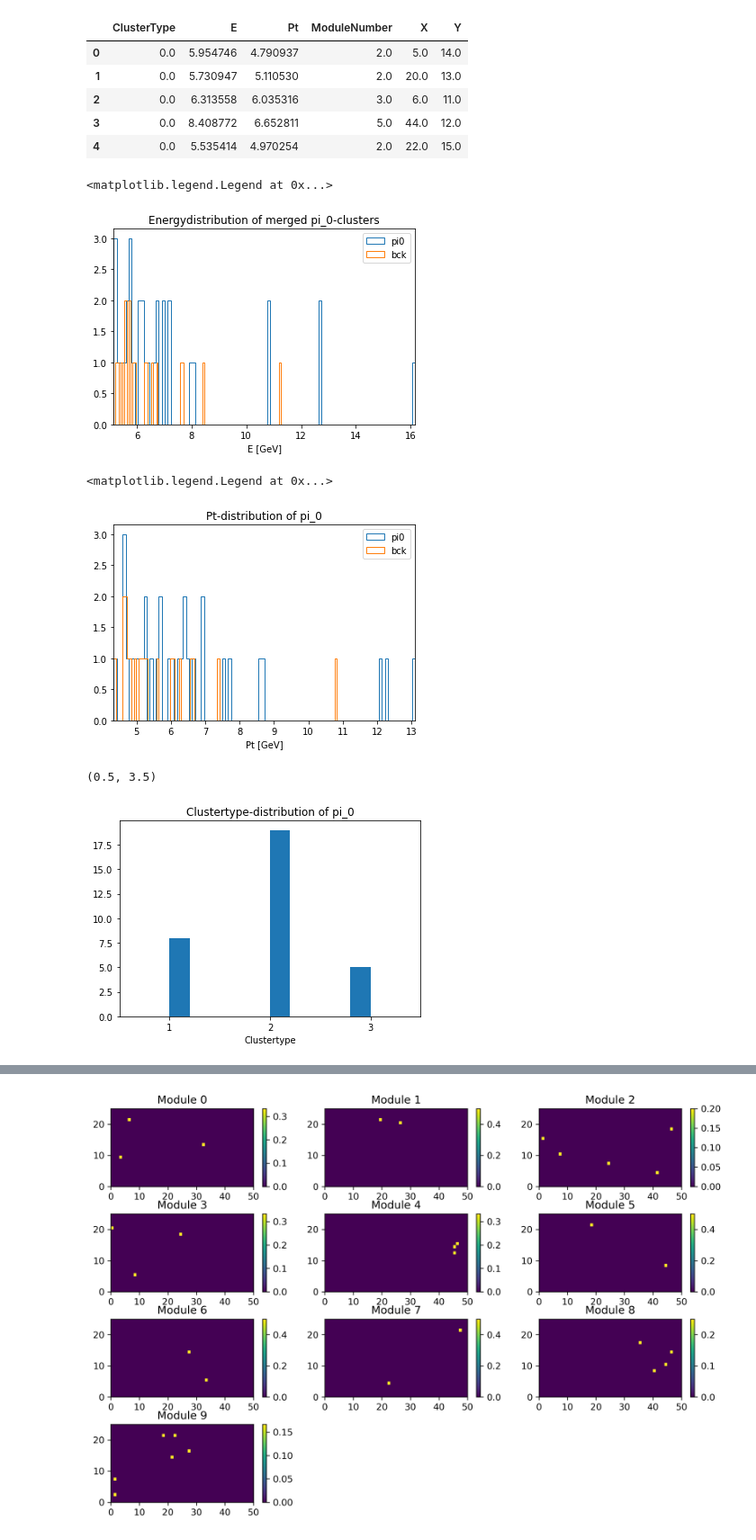
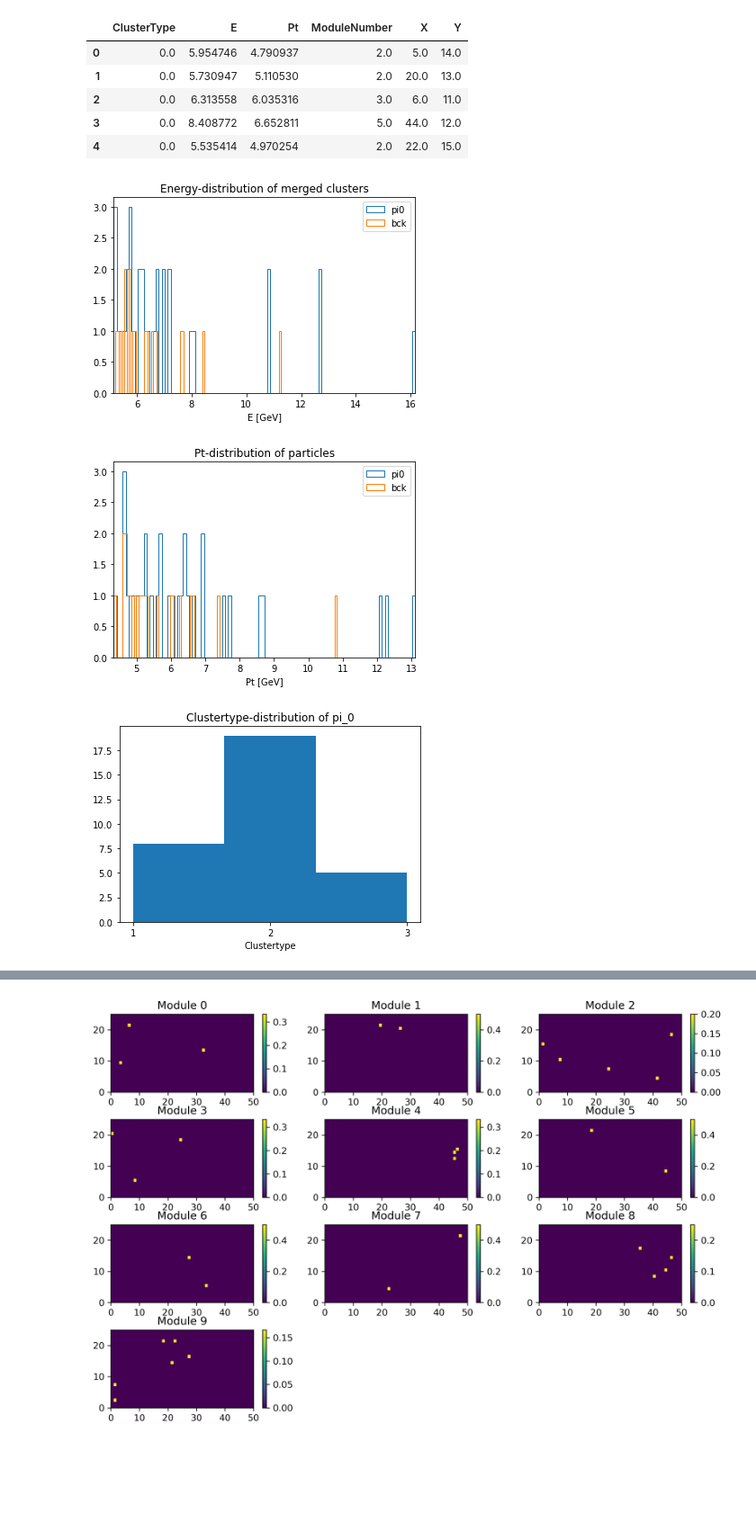
Before and after one commit to jhonerma/ML-Notebooks, a Jupyter notebook: DataQA/ROOT_test.ipynb, the cells around one changed output, grey strips where cells are left out. Shown at 90% size. Cells and saved outputs as stored; diff of their text form; code cells hidden in the pictures; blank space fills up the shorter version.

Commit message:
Added plot-functions, added plot folder to gitignore

```diff
--- a/DataQA/ROOT_test.ipynb
+++ b/DataQA/ROOT_test.ipynb
@@ -114,32 +116,38 @@ bck_df.head()
 | 4 | 0.0 | 5.535414 | 4.970254 | 2.0 | 22.0 | 15.0 |
 # %%
 #Energy Histogram
-counts, bins, _ = plt.hist(pi0_df['E'], bins=100, histtype='step', label='pi0')
-countsb, binsb, _ = plt.hist(bck_df['E'], bins=100, histtype='step', label='bck')
-plt.title('Energydistribution of merged pi_0-clusters')
+counts, bins, _ = plt.hist(pi0_df['E'], bins=100, histtype='step',\
+                           label='pi0')
+countsb, binsb, _ = plt.hist(bck_df['E'], bins=100, histtype='step',\
+                             label='bck')
+plt.title('Energy-distribution of merged clusters')
 plt.xlabel('E [GeV]')
 plt.xlim(bins[0],bins[-1])
 plt.legend()
+plt.savefig("Figures/energy.pdf", dpi= 300, facecolor='w',\
+            edgecolor='k')
 # %% [output]
-<matplotlib.legend.Legend at 0x...>
-[figure, old version]
+[figure, new version]
 # %%
 #Pt Histogram
-counts, bins, _ = plt.hist(pi0_df['Pt'], bins=100, histtype='step', label='pi0')
-counts2, bins2, _ = plt.hist(bck_df['Pt'], bins=100, histtype='step', label='bck')
-plt.title('Pt-distribution of pi_0')
+counts, bins, _ = plt.hist(pi0_df['Pt'], bins=100, histtype='step',\
+                           label='pi0')
+counts2, bins2, _ = plt.hist(bck_df['Pt'], bins=100, histtype='step',\
+                             label='bck')
+plt.title('Pt-distribution of particles')
 plt.xlabel('Pt [GeV]')
 plt.xlim(bins[0],bins[-1])
 plt.legend()
+plt.savefig("Figures/pt.pdf", dpi= 300, facecolor='w', edgecolor='k')
 # %% [output]
-<matplotlib.legend.Legend at 0x...>
-[figure, old version]
+[figure, new version]
 # %%
-counts, bins, _ = plt.hist(pi0_df['ClusterType'], bins=10)
+counts, bins, _ = plt.hist(pi0_df['ClusterType'], bins=3)
 plt.title('Clustertype-distribution of pi_0')
 plt.xlabel('Clustertype')
 plt.xticks([1,2,3])
-plt.xlim(0.5,3.5)
+plt.xlim(0.9,3.1)
+plt.savefig("Figures/ctype_pi0.pdf", dpi= 300, facecolor='w',\
+            edgecolor='k')
 # %% [output]
-(0.5, 3.5)
-[figure, old version]
+[figure, new version]
```
Also changed, not shown: parts of 8 cells of this notebook, 1 other file.
